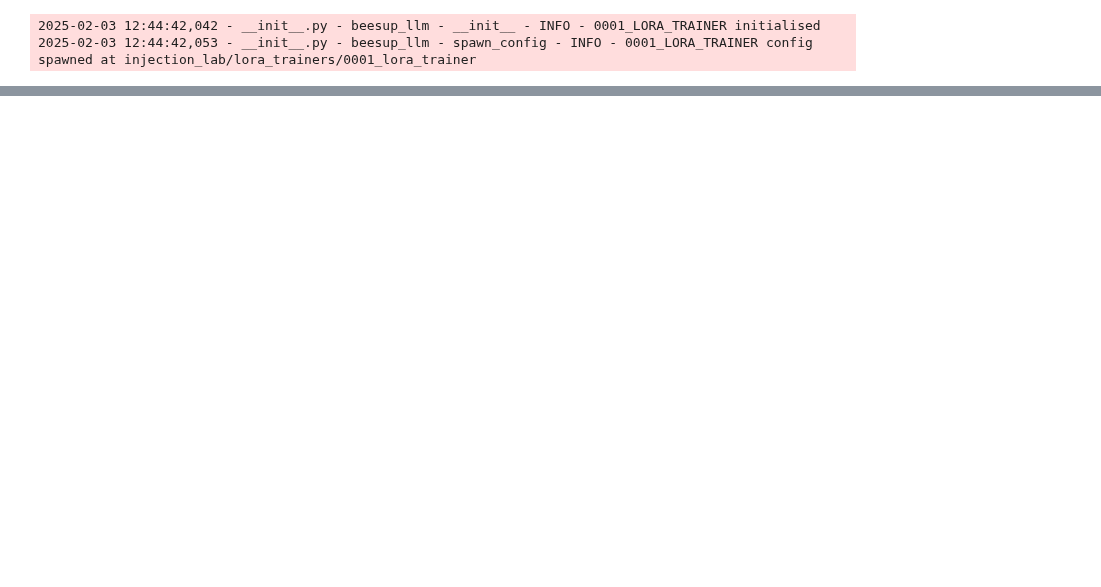
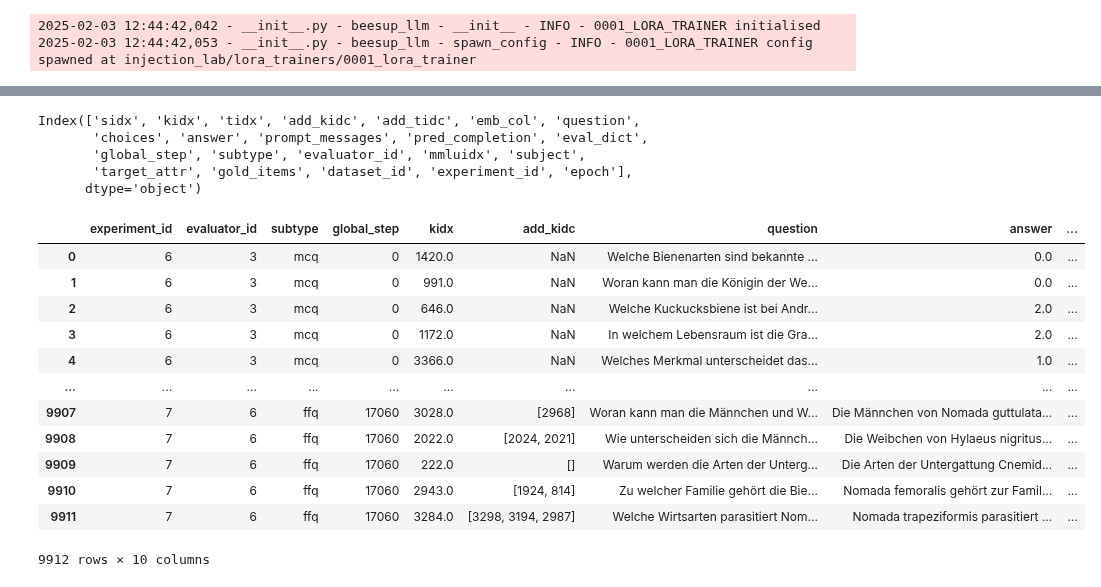
Before and after one commit to fee1ix/beesup_injection_lab, a Jupyter notebook: experiment_notebook.ipynb, the cells around one changed output, grey strips where cells are left out. Cells and saved outputs as stored; diff of their text form; code cells hidden in the pictures; blank space fills up the shorter version.

```diff
--- a/experiment_notebook.ipynb
+++ b/experiment_notebook.ipynb
@@ -1519,0 +1574,31 @@ experiment=InjectionExperiment(
+# %%
+evals_df.columns
+# %% [output]
+Index(['sidx', 'kidx', 'tidx', 'add_kidc', 'add_tidc', 'emb_col', 'question',
+       'choices', 'answer', 'prompt_messages', 'pred_completion', 'eval_dict',
+       'global_step', 'subtype', 'evaluator_id', 'mmluidx', 'subject',
+       'target_attr', 'gold_items', 'dataset_id', 'experiment_id', 'epoch'],
+      dtype='object')
+# %%
+use_cols=[
+    'experiment_id','evaluator_id','subtype',
+    'global_step',
+    'kidx','add_kidc','question','answer','pred_completion',
+    'eval_dict'
+]
+
+evals_df[use_cols]
+# %% [output]
+|  | experiment_id | evaluator_id | subtype | global_step | kidx | add_kidc | question | answer | ... |
+| 0 | 6 | 3 | mcq | 0 | 1420.0 | NaN | Welche Bienenarten sind bekannte ... | 0.0 | ... |
+| 1 | 6 | 3 | mcq | 0 | 991.0 | NaN | Woran kann man die Königin der We... | 0.0 | ... |
+| 2 | 6 | 3 | mcq | 0 | 646.0 | NaN | Welche Kuckucksbiene ist bei Andr... | 2.0 | ... |
+| 3 | 6 | 3 | mcq | 0 | 1172.0 | NaN | In welchem Lebensraum ist die Gra... | 2.0 | ... |
+| 4 | 6 | 3 | mcq | 0 | 3366.0 | NaN | Welches Merkmal unterscheidet das... | 1.0 | ... |
+| ... | ... | ... | ... | ... | ... | ... | ... | ... | ... |
+| 9907 | 7 | 6 | ffq | 17060 | 3028.0 | [2968] | Woran kann man die Männchen und W... | Die Männchen von Nomada guttulata... | ... |
+| 9908 | 7 | 6 | ffq | 17060 | 2022.0 | [2024, 2021] | Wie unterscheiden sich die Männch... | Die Weibchen von Hylaeus nigritus... | ... |
+| 9909 | 7 | 6 | ffq | 17060 | 222.0 | [] | Warum werden die Arten der Unterg... | Die Arten der Untergattung Cnemid... | ... |
+| 9910 | 7 | 6 | ffq | 17060 | 2943.0 | [1924, 814] | Zu welcher Familie gehört die Bie... | Nomada femoralis gehört zur Famil... | ... |
+| 9911 | 7 | 6 | ffq | 17060 | 3284.0 | [3298, 3194, 2987] | Welche Wirtsarten parasitiert Nom... | Nomada trapeziformis parasitiert ... | ... |
+9912 rows × 10 columns
```
Also changed, not shown: parts of 31 cells of this notebook, 3 other files.
